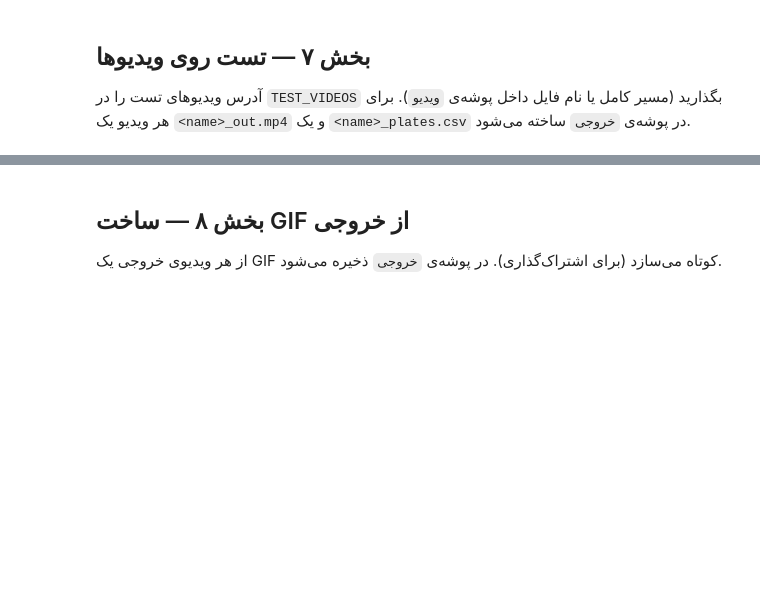
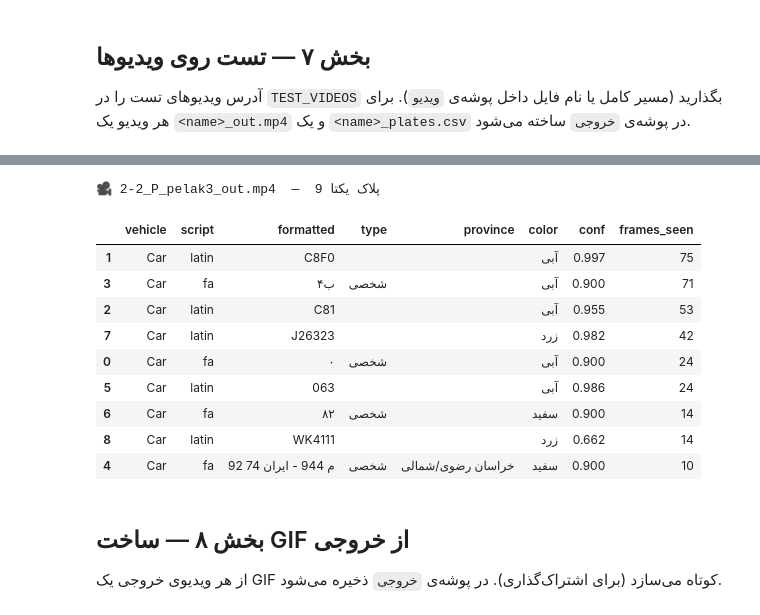
Before and after one commit to ParsaVictor/pelakx-license-plate-detection, a Jupyter notebook: notebooks/pelak.ipynb, the cells around one changed output, grey strips where cells are left out. Cells and saved outputs as stored; diff of their text form; code cells hidden in the pictures; blank space fills up the shorter version.

```diff
--- a/notebooks/pelak.ipynb
+++ b/notebooks/pelak.ipynb
@@ -198,8 +280,13 @@ def draw_plate_label(frame, x1, y1, text, color_bgr):
     frame[:] = cv2.cvtColor(np.array(img), cv2.COLOR_RGB2BGR)
 
 
-def _upscale(crop, min_h=64):
-    """پلاک‌های کوچک را بزرگ می‌کند — دقت CRNN/OCR را خیلی بالا می‌برد."""
+def _upscale(crop, min_h=OCR_MIN_H):
+    """پلاک‌های کوچک را بزرگ می‌کند — دقت CRNN/OCR را خیلی بالا می‌برد.
+
+    min_h پیش‌فرض از OCR_MIN_H می‌آید: در imgsz=640 (رفتار پایه) دقیقاً 64 است؛
+    در imgsz بزرگ‌تر (ماشین‌های دورتر/کوچک‌تر دیده می‌شوند) خودکار بزرگ‌تر
+    می‌شود تا crop کوچکِ پلاک قبل از OCR به‌اندازه‌ی کافی بزرگ‌نمایی شود.
+    """
     h, w = crop.shape[:2]
     if 0 < h < min_h:
         f = min_h / h
@@ -542,8 +610,8 @@ def process_video(video_path, output_path, csv_path=None, max_frames=None):
 # %%
 TEST_VIDEOS = [
     VIDEO_DIR / "1_P.mp4",
-    # VIDEO_DIR / "2.mp4",
-    # مسیر ویدیوهای جدید را اینجا اضافه کنید
+    # VIDEO_DIR / "2-1_P.mp4",
+    # VIDEO_DIR / "2-2_P.mp4",
 ]
 
 results = []
@@ -554,6 +622,7 @@ for video in TEST_VIDEOS:
         continue
     results.append(process_video(
         video,
-        OUTPUT_DIR / f"{video.stem}_out.mp4",
-        OUTPUT_DIR / f"{video.stem}_plates.csv",
+        OUTPUT_DIR / f"{video.stem}_pelak3_out.mp4",
+        OUTPUT_DIR / f"{video.stem}_pelak3_plates.csv",
+        max_frames=600,   # برای تست سریع؛ None برای کل ویدیو
     ))
@@ -560,14 +647,25 @@ for video in TEST_VIDEOS:
 # %%
 # خلاصه‌ی پلاک‌های یکتای هر ویدیو (قوی‌ترین خواندن هر پلاک)
 import pandas as pd
 
 for out_path, rows in results:
     print(f"\n🎥 {Path(out_path).name}  —  {len(rows)} پلاک یکتا")
     if not rows:
         continue
     df = pd.DataFrame(rows, columns=CSV_HEADER).sort_values("frames_seen", ascending=False)
-    display(df[["vehicle", "veh_conf", "script", "formatted", "type",
-                "province", "color", "conf", "frames_seen"]])
+    display(df[["vehicle", "script", "formatted", "type", "province", "color", "conf", "frames_seen"]])
+# %% [output]
+🎥 2-2_P_pelak3_out.mp4  —  9 پلاک یکتا
+|  | vehicle | script | formatted | type | province | color | conf | frames_seen |
+| 1 | Car | latin | C8F0 |  |  | آبی | 0.997 | 75 |
+| 3 | Car | fa | ۴ب | شخصی |  | آبی | 0.900 | 71 |
+| 2 | Car | latin | C81 |  |  | آبی | 0.955 | 53 |
+| 7 | Car | latin | J26323 |  |  | زرد | 0.982 | 42 |
+| 0 | Car | fa | ۰ | شخصی |  | آبی | 0.900 | 24 |
+| 5 | Car | latin | 063 |  |  | آبی | 0.986 | 24 |
+| 6 | Car | fa | ۸۲ | شخصی |  | سفید | 0.900 | 14 |
+| 8 | Car | latin | WK4111 |  |  | زرد | 0.662 | 14 |
+| 4 | Car | fa | 92 م 944 - ایران 74 | شخصی | خراسان رضوی/شمالی | سفید | 0.900 | 10 |
 # %%
 # نمایش ویدیوی خروجی درون نوت‌بوک
 # (اگر مرورگر کدک mp4v را پخش نکرد، فایل را مستقیم از پوشه‌ی خروجی باز کنید)
```
Also changed, not shown: parts of 8 cells of this notebook, 5 other files.
